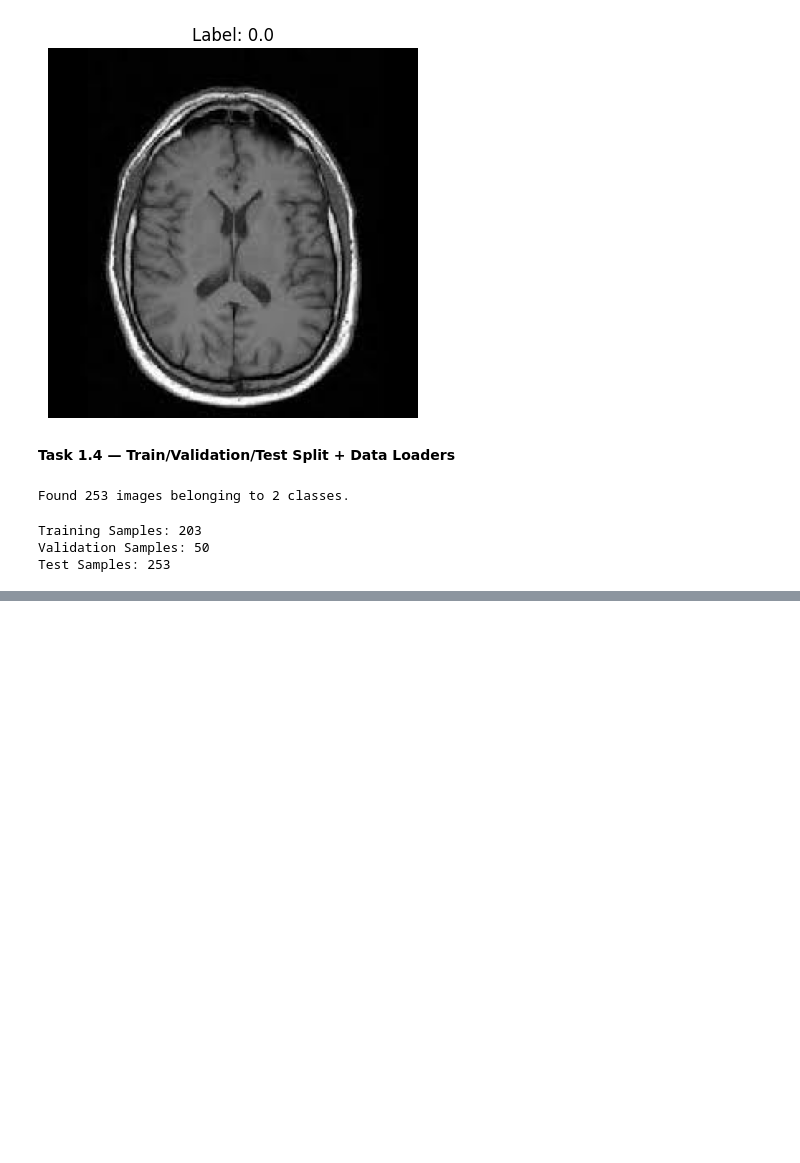
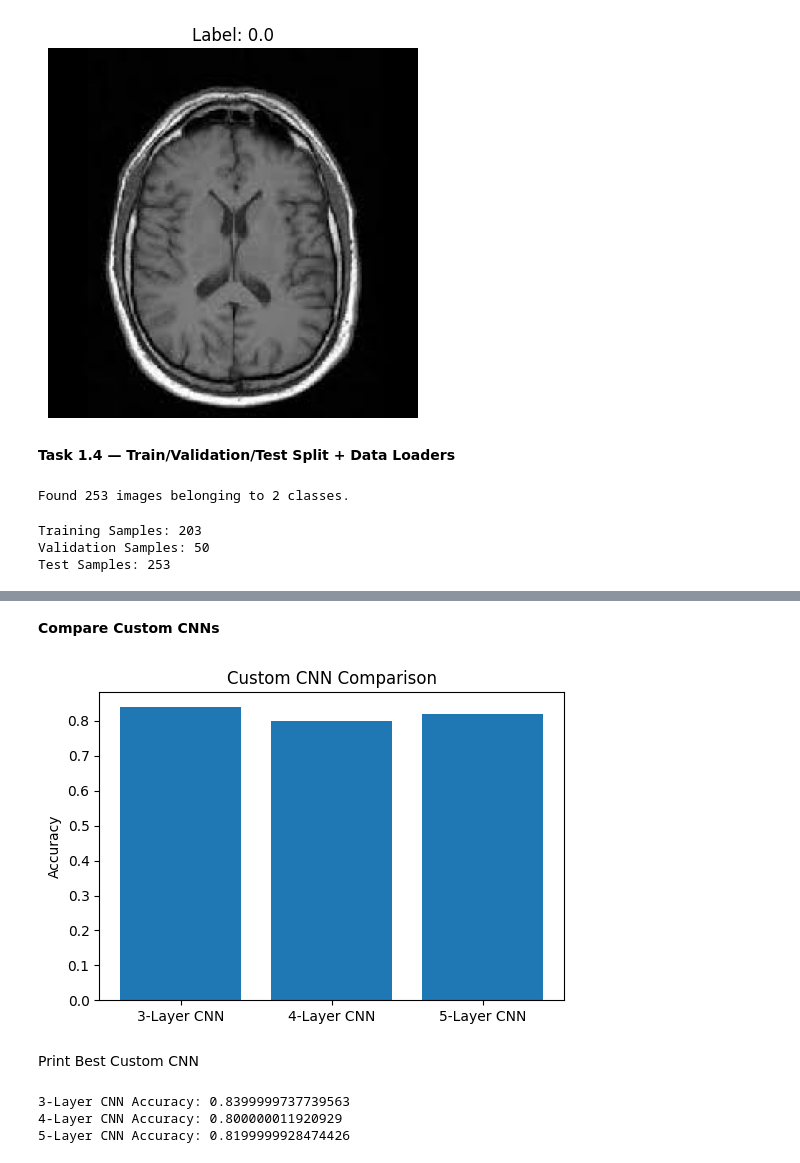
Before and after one commit to saeedzainab274-bit/Brain-Tumor-Deep-Learning-project, a Jupyter notebook: Brain_Tumor_ANN_Project.ipynb, the cells around one changed output, grey strips where cells are left out. Saved outputs shown, nothing was run; the diff lists cells and outputs as text; code cells hidden in the pictures; blank space fills up the shorter version.

Commit message:
Completed Task 2: Custom CNN Models

```diff
--- a/Brain_Tumor_ANN_Project.ipynb
+++ b/Brain_Tumor_ANN_Project.ipynb
@@ -179,0 +374,5 @@ Test Samples: 253
+# %%
+loss4, acc4 = model4.evaluate(val_data)
+
+print("Validation Loss:", loss4)
+print("Validation Accuracy:", acc4)
@@ -179,0 +442,6 @@ Test Samples: 253
+# %%
+model5.compile(
+    optimizer='adam',
+    loss='binary_crossentropy',
+    metrics=['accuracy']
+)
@@ -179,0 +450,6 @@ Test Samples: 253
+# %%
+history5 = model5.fit(
+    train_data,
+    validation_data=val_data,
+    epochs=10
+)
@@ -179,0 +479,5 @@ Test Samples: 253
+# %%
+loss5, acc5 = model5.evaluate(val_data)
+
+print("Validation Loss:", loss5)
+print("Validation Accuracy:", acc5)
@@ -179,0 +488,25 @@ Test Samples: 253
+# %% [markdown]
+**Compare Custom CNNs**
+# %%
+import matplotlib.pyplot as plt
+
+models = ['3-Layer CNN', '4-Layer CNN', '5-Layer CNN']
+accuracies = [acc3, acc4, acc5]
+
+plt.figure(figsize=(6,4))
+plt.bar(models, accuracies)
+plt.ylabel("Accuracy")
+plt.title("Custom CNN Comparison")
+plt.show()
+# %% [output]
+[figure, added]
+# %% [markdown]
+Print Best Custom CNN
+# %%
+print("3-Layer CNN Accuracy:", acc3)
+print("4-Layer CNN Accuracy:", acc4)
+print("5-Layer CNN Accuracy:", acc5)
+# %% [output]
+3-Layer CNN Accuracy: 0.8399999737739563
+4-Layer CNN Accuracy: 0.800000011920929
+5-Layer CNN Accuracy: 0.8199999928474426
```
Also changed, not shown: parts of 25 cells of this notebook.
